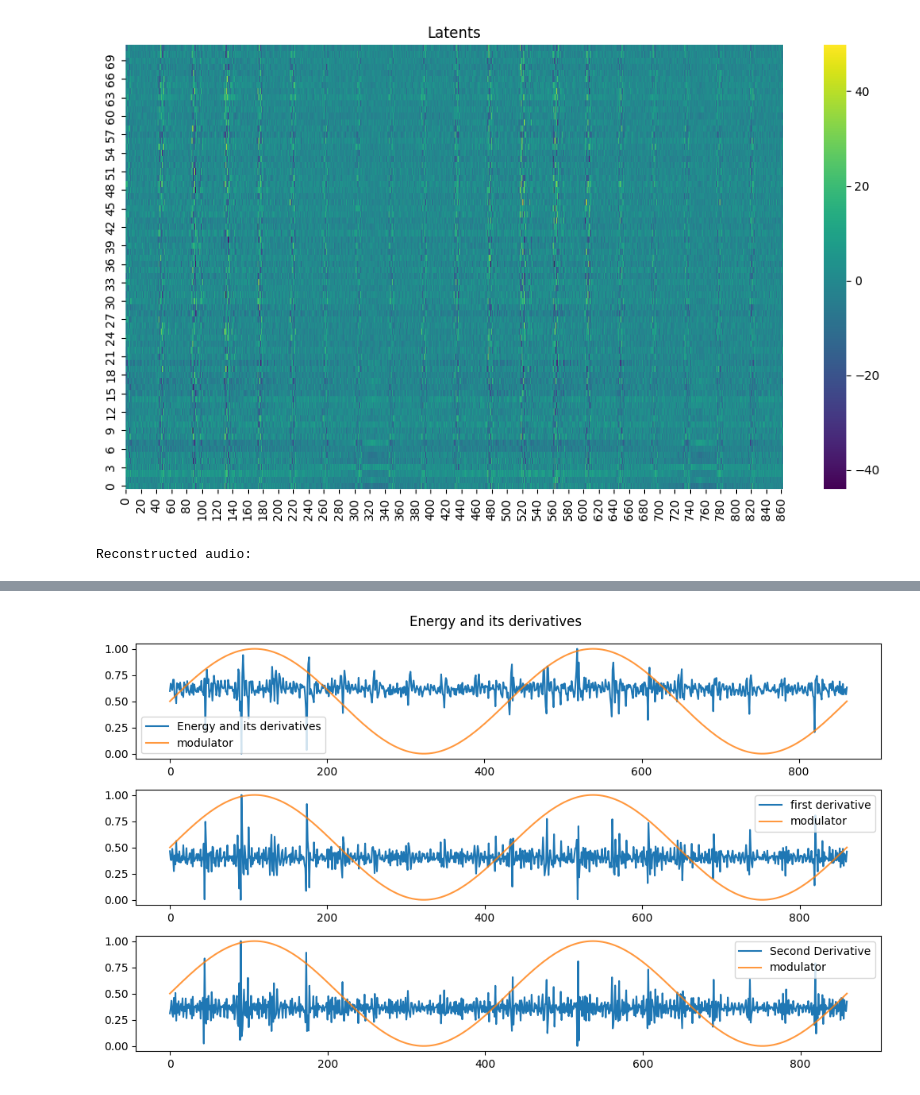
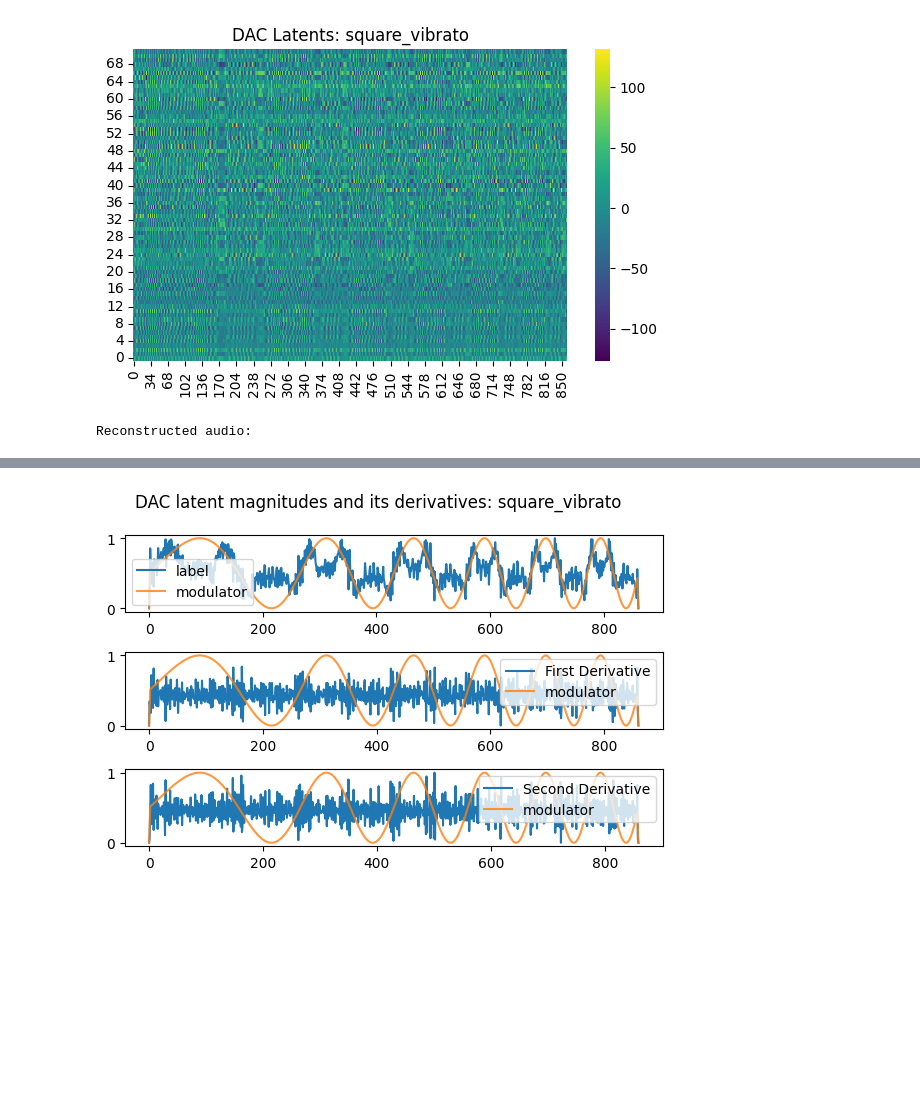
Before and after one commit to inspektral/sonic-trajectories, a Jupyter notebook: dac.ipynb, the cells around one changed output, grey strips where cells are left out. Drawn from its saved outputs; the diff is of its cells as text; code cells hidden in the pictures; blank space fills up the shorter version.

```diff
--- a/dac.ipynb
+++ b/dac.ipynb
@@ -63,9 +58,11 @@ Available tests:
 # %%
 SAMPLE_RATE = 44100
-CURRENT_TEST = 6
+CURRENT_TEST = 2
+SMALL = True
 # %%
 test = tests[list(tests.keys())[CURRENT_TEST]]
 print(f"Running test: {test.__name__}")
+test_name = test.__name__
 audio, modulator = test()
 
 plt.plot(audio, label='audio')
@@ -84,25 +81,25 @@ Running test: delay_saw
 # %%
 device = torch.device('cpu') # or 'cuda'
 GENERATE_LATENTS = False
 
 model_path = dac.utils.download(model_type="44khz")
 model = dac.DAC.load(model_path)
 model.to(device);
 model.eval();
 
 dac_audio = dacsound.DACSound(model, audio, SAMPLE_RATE)
 latents = dac_audio.latents.cpu().numpy()[0,:,:]
-utils.plot_heatmap(latents, title="Latents")
+utils.plot_heatmap(latents, title="DAC Latents: "+test_name, small=SMALL)
 
 reconstructed = dac_audio.decode()
 print(f"Reconstructed audio:")
 display(Audio(reconstructed, rate=SAMPLE_RATE))
 # %% [output]
-[figure, old version]
+[figure, new version]
 Reconstructed audio:
 [interactive output not drawn]
 # %%
-energy = np.sum(latents, axis=0)
+energy = np.linalg.norm(latents, axis=0)
 d_energy = np.diff(energy)
 dd_energy = np.diff(d_energy)
 
@@ -111,10 +108,11 @@ utils.plot_with_derivatives(
     d_energy,
     dd_energy,
     modulator,
-    title="Energy and its derivatives"
+    title="DAC latent magnitudes and its derivatives: "+test_name,
+    small=SMALL
 )
 # %% [output]
-[figure, old version]
+[figure, new version]
 # %%
 distances = utils.distances(latents, top_n=10)
 d_distances = np.diff(distances)
```
Also changed, not shown: parts of 5 cells of this notebook, 4 other files.
